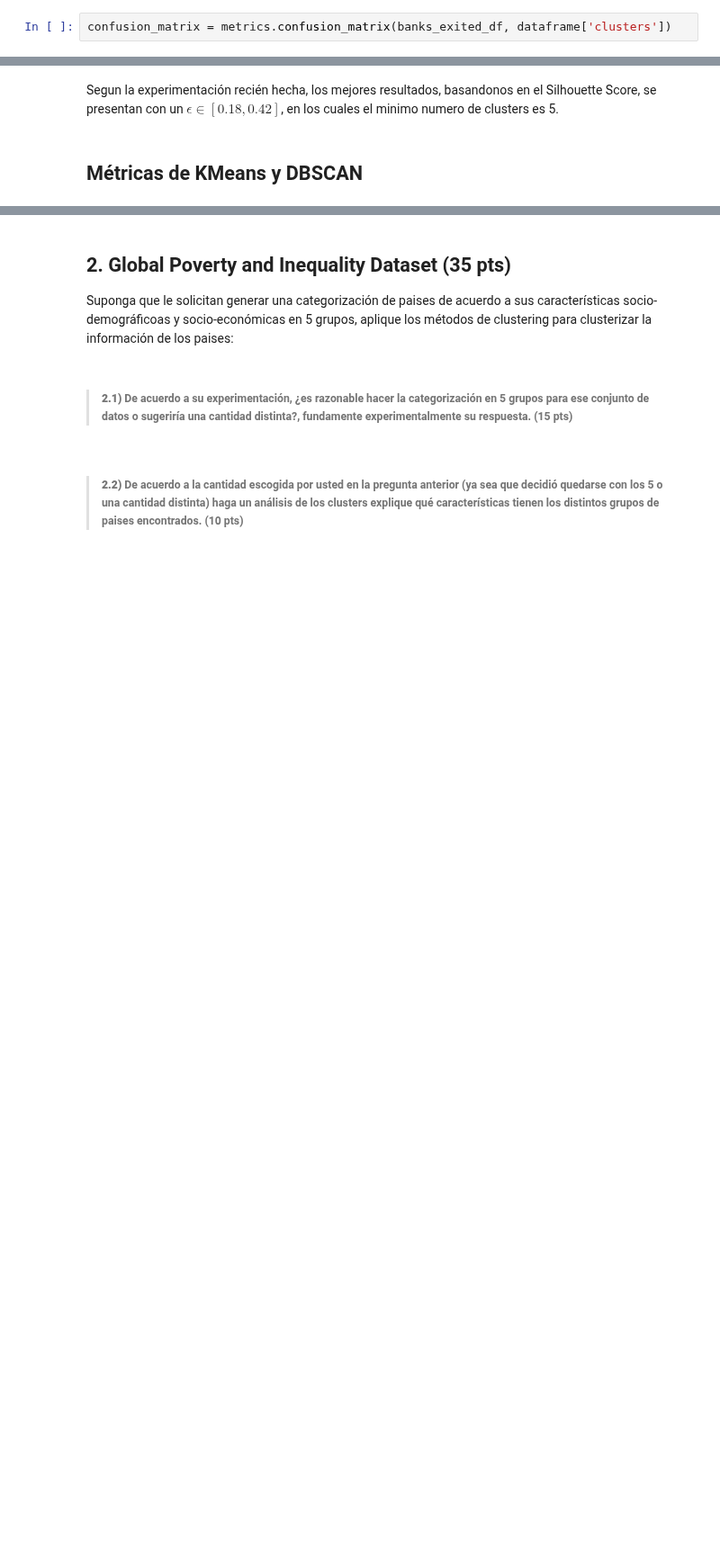
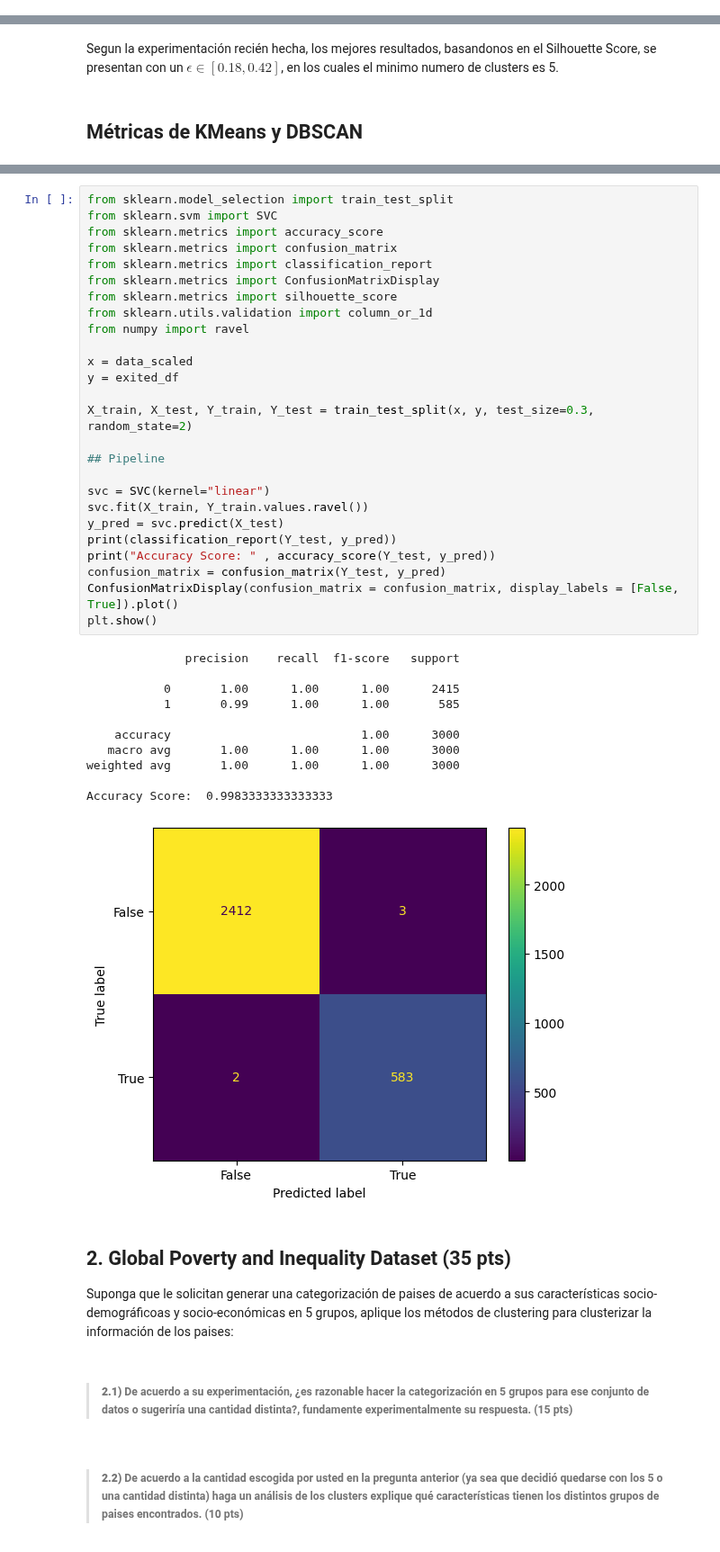
Before and after one commit to ElKroko/Data-Science, a Jupyter notebook: Tarea 3/Enunciado_Lab_3_Clustering_y_Reglas_de_Asociación.ipynb, the cells around one changed output, grey strips where cells are left out. Shown at 90% size. Cells and saved outputs as stored; diff of their text form; blank space fills up the shorter version.

```diff
--- a/Tarea 3/Enunciado_Lab_3_Clustering_y_Reglas_de_Asociación.ipynb
+++ b/Tarea 3/Enunciado_Lab_3_Clustering_y_Reglas_de_Asociación.ipynb
@@ -269,2 +274,0 @@ print_elbow_KM(array_pca, array_km)
-# %%
-confusion_matrix = metrics.confusion_matrix(banks_exited_df, dataframe['clusters'])
@@ -345,3 +345,41 @@ silh_kmeans= silhouette_score(scaled_df, dbscan_model.labels_)
+# %%
+from sklearn.model_selection import train_test_split
+from sklearn.svm import SVC
+from sklearn.metrics import accuracy_score
+from sklearn.metrics import confusion_matrix
+from sklearn.metrics import classification_report
+from sklearn.metrics import ConfusionMatrixDisplay
+from sklearn.metrics import silhouette_score
+from sklearn.utils.validation import column_or_1d
+from numpy import ravel
+
+x = data_scaled
+y = exited_df
+
+X_train, X_test, Y_train, Y_test = train_test_split(x, y, test_size=0.3, random_state=2)
+
+## Pipeline
+
+svc = SVC(kernel="linear")
+svc.fit(X_train, Y_train.values.ravel())
+y_pred = svc.predict(X_test)
+print(classification_report(Y_test, y_pred))
+print("Accuracy Score: " , accuracy_score(Y_test, y_pred))
+confusion_matrix = confusion_matrix(Y_test, y_pred)
+ConfusionMatrixDisplay(confusion_matrix = confusion_matrix, display_labels = [False, True]).plot()
+plt.show()
+# %% [output]
+              precision    recall  f1-score   support
+
+           0       1.00      1.00      1.00      2415
+           1       0.99      1.00      1.00       585
+
+    accuracy                           1.00      3000
+   macro avg       1.00      1.00      1.00      3000
+weighted avg       1.00      1.00      1.00      3000
+
+Accuracy Score:  0.9983333333333333
+[figure, added]
 # %% [markdown]
 ## 2. Global Poverty and Inequality Dataset (35 pts)
 Suponga que le solicitan generar una categorización de paises de acuerdo a sus características socio-demográficoas y socio-económicas en 5 grupos, aplique los métodos de clustering para clusterizar la información de los paises:
```
Also changed, not shown: parts of 11 cells of this notebook.
